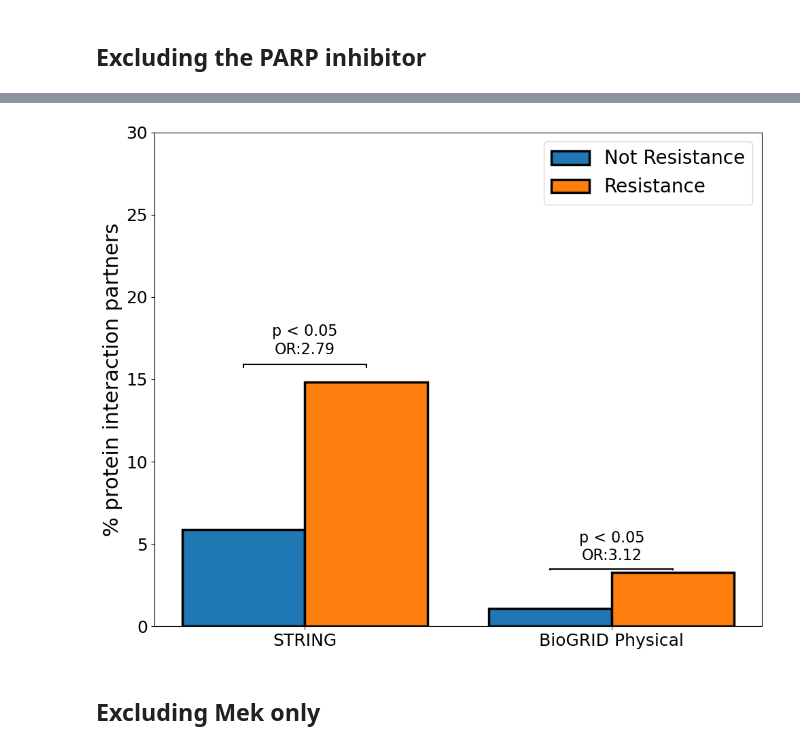
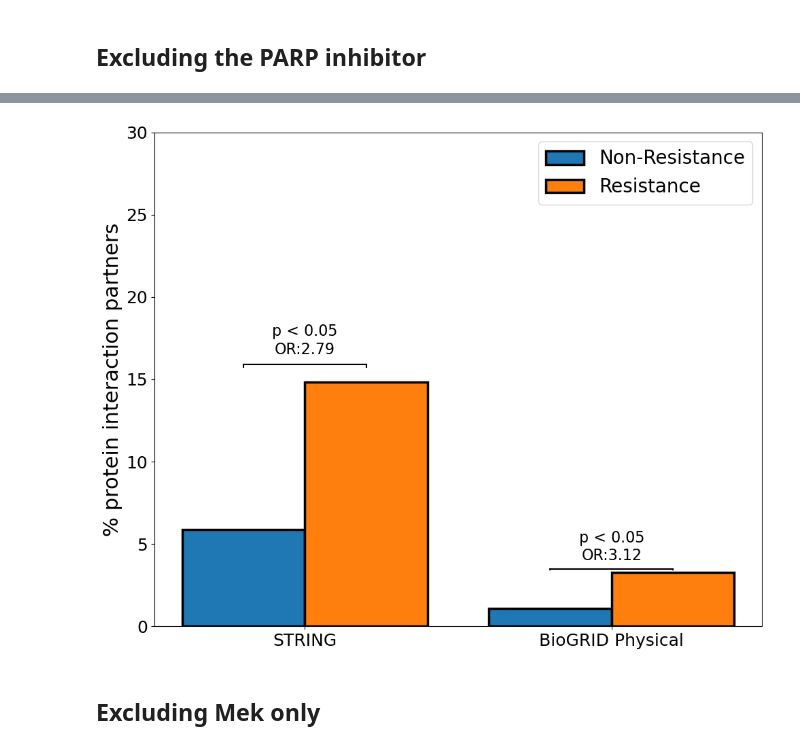
Before and after one commit to cancergenetics/SL_resistance, a Jupyter notebook: 4_interaction_overlap_graphs.ipynb, the cells around one changed output, grey strips where cells are left out. Cells and saved outputs as stored; diff of their text form; code cells hidden in the pictures.

```diff
--- a/4_interaction_overlap_graphs.ipynb
+++ b/4_interaction_overlap_graphs.ipynb
@@ -345,7 +345,7 @@ bars1 = plt.bar(
     [p - width/2 for p in positions],
     total_results['Not_Resistant_ratio'],
     width=width,
-    label='Not Resistance',
+    label='Non-Resistance',
     edgecolor='black',
     linewidth=2.5
 )
@@ -548,7 +548,7 @@ bars1 = plt.bar(
     [p - width/2 for p in positions],
     tsg_total_results['Not_Resistant_ratio'],
     width=width,
-    label='Not Resistance',
+    label='Non-Resistance',
     edgecolor='black',  # Black border for the bars
     linewidth=2.5  # Thickness of the bar boundary
 )
@@ -740,7 +740,7 @@ bars1 = plt.bar(
     [p - width/2 for p in positions],
     exc_brca_total_results['Not_Resistant_ratio'],
     width=width,
-    label='Not Resistance',
+    label='Non-Resistance',
     edgecolor='black',  # Black border for the bars
     linewidth=2.5  # Thickness of the bar boundary
 )
@@ -764,34 +764,34 @@ p_values = exc_brca_total_results['P_Value']
 odds_ratios = exc_brca_total_results['Odds_Ratio']  # Assuming this exists
 
 def annotate_p_value(ax, bars1, bars2, p_values, odds_ratios):
     for idx, (bar1, bar2, p, or_val) in enumerate(zip(bars1, bars2, p_values, odds_ratios)):
         height = max(bar1.get_height(), bar2.get_height()) + 0.05 * max(bar1.get_height(), bar2.get_height())
         line_height = height + 0.01 * max(bar1.get_height(), bar2.get_height())  # Adjusting line height
 
         # Adjusted to display OR value
         if p < 0.05:
             text = f'p < 0.05\nOR:{or_val:.2f}'  # Show OR value with 2 decimal places
         else:
             text = f'n.s.\nOR:{or_val:.2f}'
 
         bracket_height = 0.01 * max(bar1.get_height(), bar2.get_height())
         ax.plot([bar1.get_x() + bar1.get_width()/2, bar1.get_x() + bar1.get_width()/2], [line_height, line_height + bracket_height], lw=1.5, color='black')
         ax.plot([bar2.get_x() + bar2.get_width()/2, bar2.get_x() + bar2.get_width()/2], [line_height, line_height + bracket_height], lw=1.5, color='black')
         ax.plot([bar1.get_x() + bar1.get_width()/2, bar2.get_x() + bar2.get_width()/2], [line_height + bracket_height, line_height + bracket_height], lw=1.5, color='black')
 
         ax.annotate(text, xy=((bar1.get_x() + bar2.get_x() + bar1.get_width())/2, line_height + 2*bracket_height),
                     xytext=(0, 5),  # Adjust vertical offset to accommodate OR
                     textcoords="offset points",
                     ha='center', va='bottom', fontsize=16)  # Adjust font size if necessary
 
 annotate_p_value(plt.gca(), bars1, bars2, p_values, odds_ratios)
 
 plt.legend(fontsize=20)
 plt.tight_layout()
 plt.savefig('results/3_interaction_overlap_graphs/supplementary_fig_2_brca_exc_total.jpeg',dpi=600)
 plt.show()
 # %% [output]
-[figure, old version]
+[figure, new version]
 # %% [markdown]
 ## Excluding Mek only
 # %%
```
Also changed, not shown: parts of 7 cells of this notebook.
